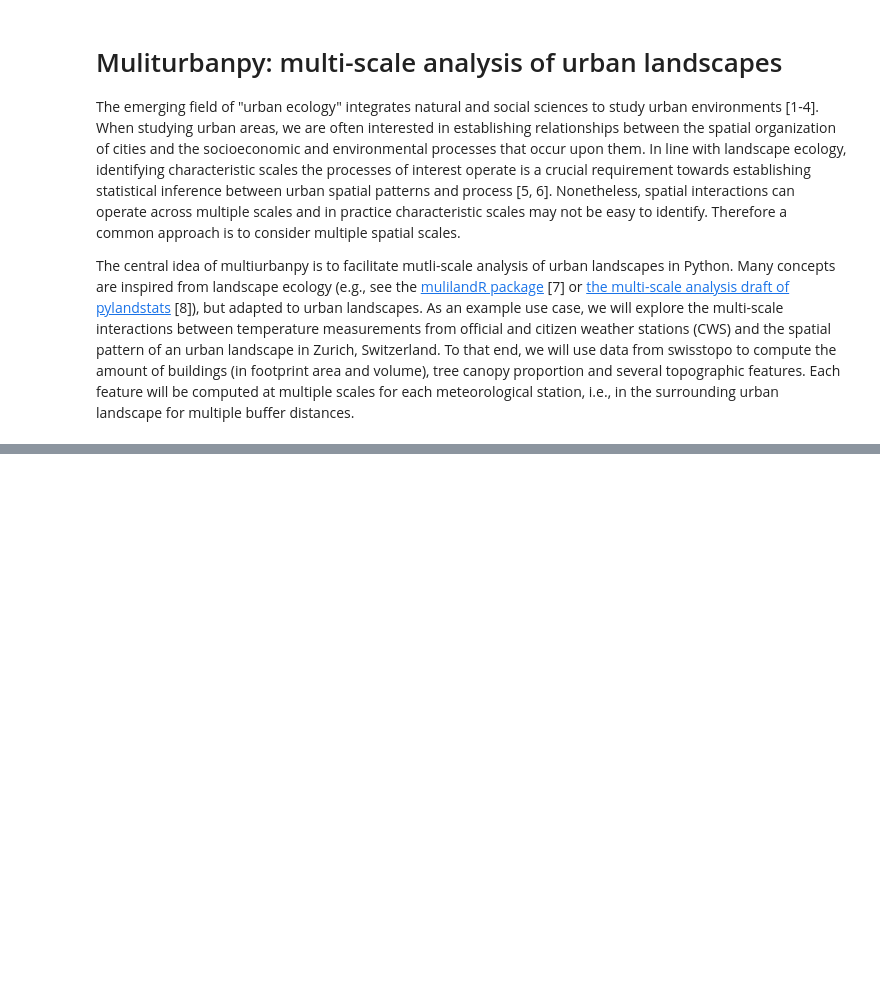
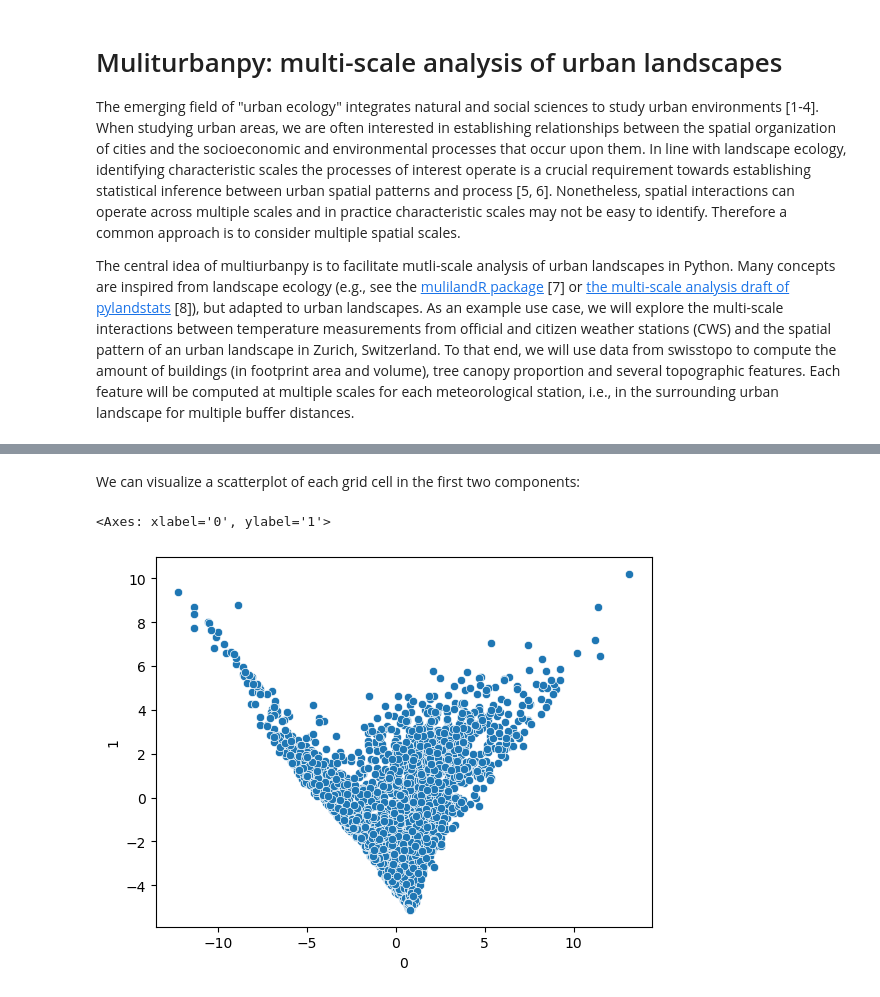
Before and after one commit to martibosch/multiurbanpy, a Jupyter notebook: docs/example.ipynb, the cells around one changed output, grey strips where cells are left out. Saved outputs shown, nothing was run; the diff lists cells and outputs as text; code cells hidden in the pictures; blank space fills up the shorter version.

```diff
--- a/docs/example.ipynb
+++ b/docs/example.ipynb
@@ -281,0 +283,11 @@ sns.lineplot(eval_df, x="Buffer dist.", y="AIC", marker="o", linestyle="--")
+# %% [markdown]
+We can visualize a scatterplot of each grid cell in the first two components:
+# %%
+sns.scatterplot(
+    X_grid_pca,
+    x=0,
+    y=1,
+)
+# %% [output]
+<Axes: xlabel='0', ylabel='1'>
+[figure, added]
```
Also changed, not shown: parts of 36 cells of this notebook.
